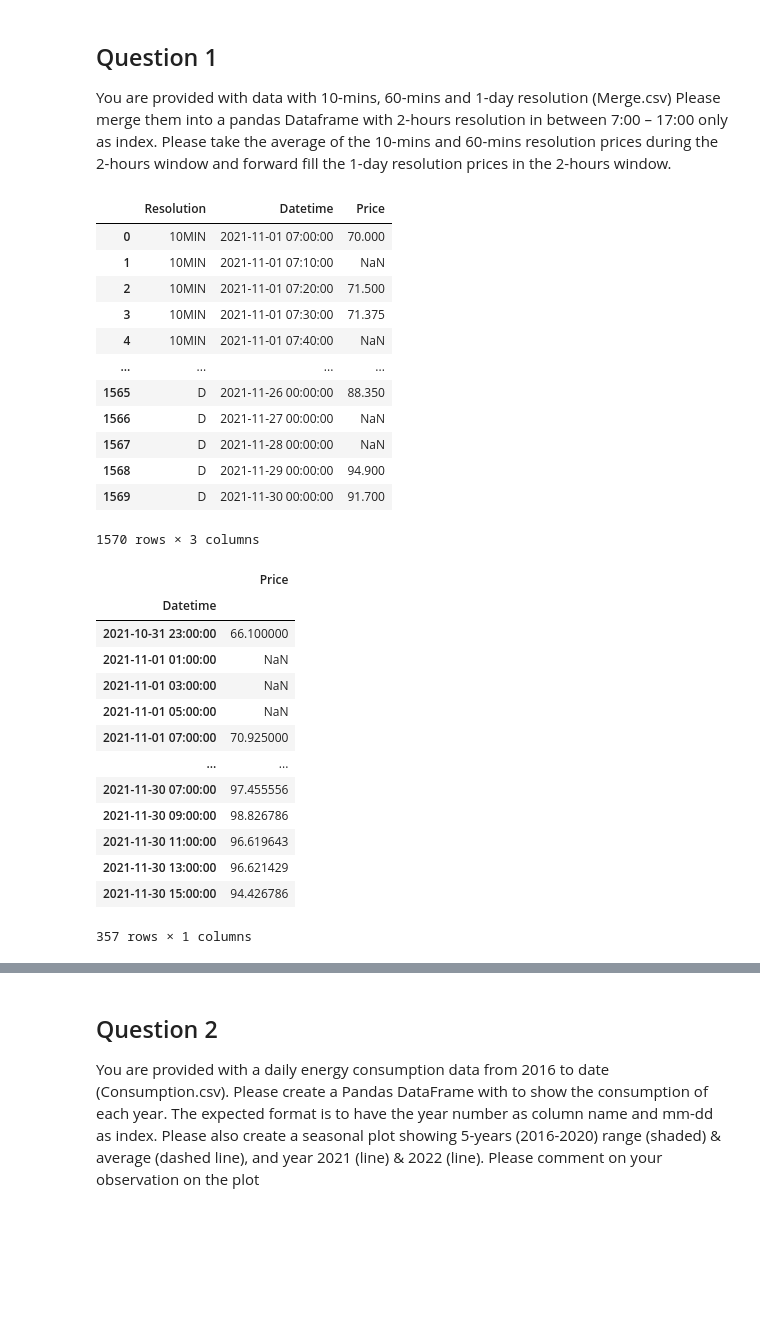
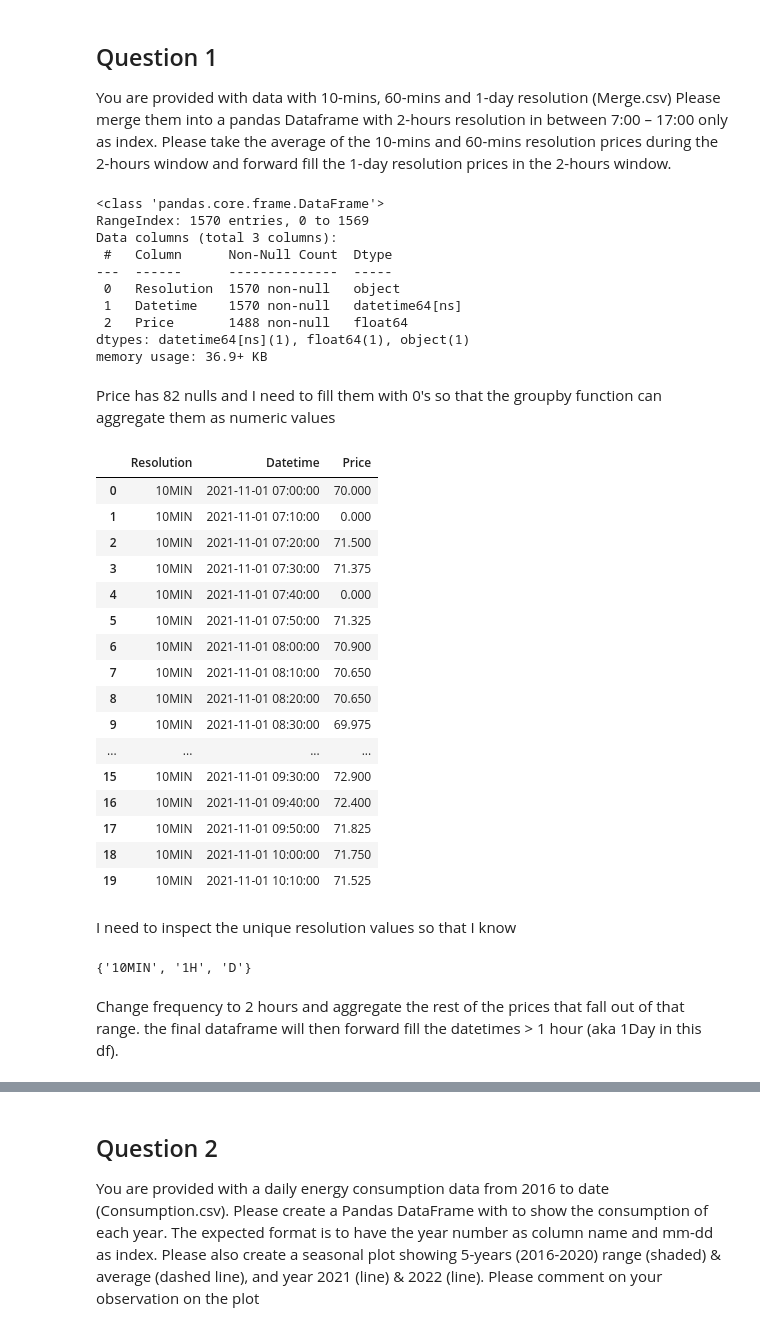
Before and after one commit to PaulWill92/time_series_assessment, a Jupyter notebook: tasks/0-assesment.ipynb, the cells around one changed output, grey strips where cells are left out. Cells and saved outputs as stored; diff of their text form; code cells hidden in the pictures; blank space fills up the shorter version.

```diff
--- a/tasks/0-assesment.ipynb
+++ b/tasks/0-assesment.ipynb
@@ -14,38 +14,55 @@ You are provided with data with 10-mins, 60-mins and 1-day resolution (Merge.csv
 Please merge them into a pandas Dataframe with 2-hours resolution in between 7:00 – 17:00 only as index.
 Please take the average of the 10-mins and 60-mins resolution prices during the 2-hours window and forward fill the 1-day resolution prices in the 2-hours window.
 # %%
-merge = pd.read_csv("./Data analyst coding challenge/Merge.csv")
+
+# load csv and ensure date time column datatype is datetime object
+merge = pd.read_csv("../Data analyst coding challenge/Merge.csv")
 merge["Datetime"]= pd.to_datetime(merge["Datetime"], infer_datetime_format=True)
-merge
+merge.info() # inspect datatype change
 # %% [output]
-|  | Resolution | Datetime | Price |
-| 0 | 10MIN | 2021-11-01 07:00:00 | 70.000 |
-| 1 | 10MIN | 2021-11-01 07:10:00 | NaN |
-| 2 | 10MIN | 2021-11-01 07:20:00 | 71.500 |
-| 3 | 10MIN | 2021-11-01 07:30:00 | 71.375 |
-| 4 | 10MIN | 2021-11-01 07:40:00 | NaN |
-| ... | ... | ... | ... |
-| 1565 | D | 2021-11-26 00:00:00 | 88.350 |
-| 1566 | D | 2021-11-27 00:00:00 | NaN |
-| 1567 | D | 2021-11-28 00:00:00 | NaN |
-| 1568 | D | 2021-11-29 00:00:00 | 94.900 |
-| 1569 | D | 2021-11-30 00:00:00 | 91.700 |
-1570 rows × 3 columns
+<class 'pandas.core.frame.DataFrame'>
+RangeIndex: 1570 entries, 0 to 1569
+Data columns (total 3 columns):
+ #   Column      Non-Null Count  Dtype
+---  ------      --------------  -----
+ 0   Resolution  1570 non-null   object
+ 1   Datetime    1570 non-null   datetime64[ns]
+ 2   Price       1488 non-null   float64
+dtypes: datetime64[ns](1), float64(1), object(1)
+memory usage: 36.9+ KB
+# %% [markdown]
+Price has 82 nulls and I need to fill them with 0's so that the groupby function can aggregate them as numeric values
+# %%
+merge = merge.fillna(0, axis=0)
+merge.head(20)
+# %% [output]
+|  | Resolution | Datetime | Price |
+| 0 | 10MIN | 2021-11-01 07:00:00 | 70.000 |
+| 1 | 10MIN | 2021-11-01 07:10:00 | 0.000 |
+| 2 | 10MIN | 2021-11-01 07:20:00 | 71.500 |
+| 3 | 10MIN | 2021-11-01 07:30:00 | 71.375 |
+| 4 | 10MIN | 2021-11-01 07:40:00 | 0.000 |
+| 5 | 10MIN | 2021-11-01 07:50:00 | 71.325 |
+| 6 | 10MIN | 2021-11-01 08:00:00 | 70.900 |
+| 7 | 10MIN | 2021-11-01 08:10:00 | 70.650 |
+| 8 | 10MIN | 2021-11-01 08:20:00 | 70.650 |
+| 9 | 10MIN | 2021-11-01 08:30:00 | 69.975 |
+| ... | ... | ... | ... |
+| 15 | 10MIN | 2021-11-01 09:30:00 | 72.900 |
+| 16 | 10MIN | 2021-11-01 09:40:00 | 72.400 |
+| 17 | 10MIN | 2021-11-01 09:50:00 | 71.825 |
+| 18 | 10MIN | 2021-11-01 10:00:00 | 71.750 |
+| 19 | 10MIN | 2021-11-01 10:10:00 | 71.525 |
+# %% [markdown]
+I need to inspect the unique resolution values so that I know
+# %%
+set(merge["Resolution"].values)
+# %% [output]
+{'10MIN', '1H', 'D'}
+# %% [markdown]
+Change frequency to 2 hours and aggregate the rest of the prices that fall out of that range. the final dataframe will then forward fill the datetimes > 1 hour (aka 1Day in this df).
 # %%
+# change frequency to 2h and merge
 two_hour = merge.groupby([pd.Grouper(key="Datetime", freq="2H", origin="07:00:00")]).mean().reset_index().set_index("Datetime")
-two_hour
+# limit time range to 7:00 to 17:00 and forward fill the 1D resolution
+final = two_hour.between_time("7:00", "17:00").ffill().reset_index()
-# %% [output]
-|  | Price |
-| Datetime |  |
-| 2021-10-31 23:00:00 | 66.100000 |
-| 2021-11-01 01:00:00 | NaN |
-| 2021-11-01 03:00:00 | NaN |
-| 2021-11-01 05:00:00 | NaN |
-| 2021-11-01 07:00:00 | 70.925000 |
-| ... | ... |
-| 2021-11-30 07:00:00 | 97.455556 |
-| 2021-11-30 09:00:00 | 98.826786 |
-| 2021-11-30 11:00:00 | 96.619643 |
-| 2021-11-30 13:00:00 | 96.621429 |
-| 2021-11-30 15:00:00 | 94.426786 |
-357 rows × 1 columns
```
Also changed, not shown: parts of 41 cells of this notebook, 3 other files.
